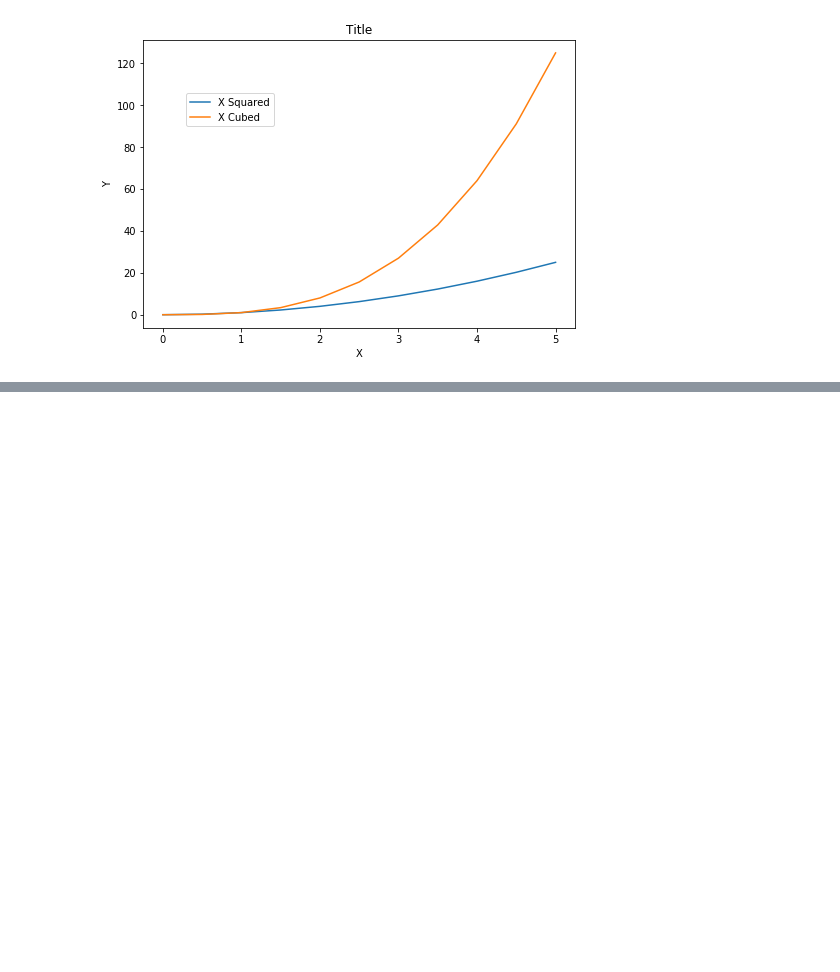
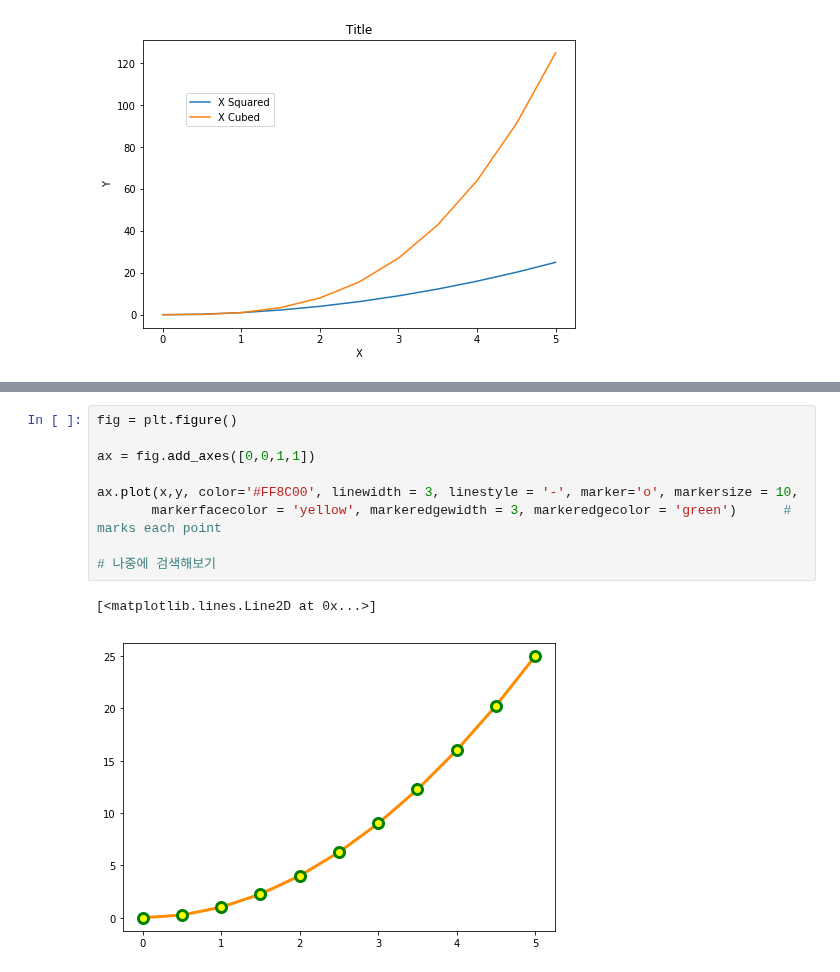
Before and after one commit to tkim9/datascience_mynote, a Jupyter notebook: 40. Matplotlib.ipynb, the cells around one changed output, grey strips where cells are left out. Drawn from its saved outputs; the diff is of its cells as text; blank space fills up the shorter version.

```diff
--- a/40. Matplotlib.ipynb
+++ b/40. Matplotlib.ipynb
@@ -149,0 +178,12 @@ ax.legend(loc = (0.1,0.7))                # location 도 임의로 설정해줄
+# %%
+fig = plt.figure()
+
+ax = fig.add_axes([0,0,1,1])
+
+ax.plot(x,y, color='#FF8C00', linewidth = 3, linestyle = '-', marker='o', markersize = 10,
+       markerfacecolor = 'yellow', markeredgewidth = 3, markeredgecolor = 'green')      # marks each point
+
+# 나중에 검색해보기
+# %% [output]
+[<matplotlib.lines.Line2D at 0x...>]
+[figure, added]
```
Also changed, not shown: parts of 6 cells of this notebook, 18 other files.
